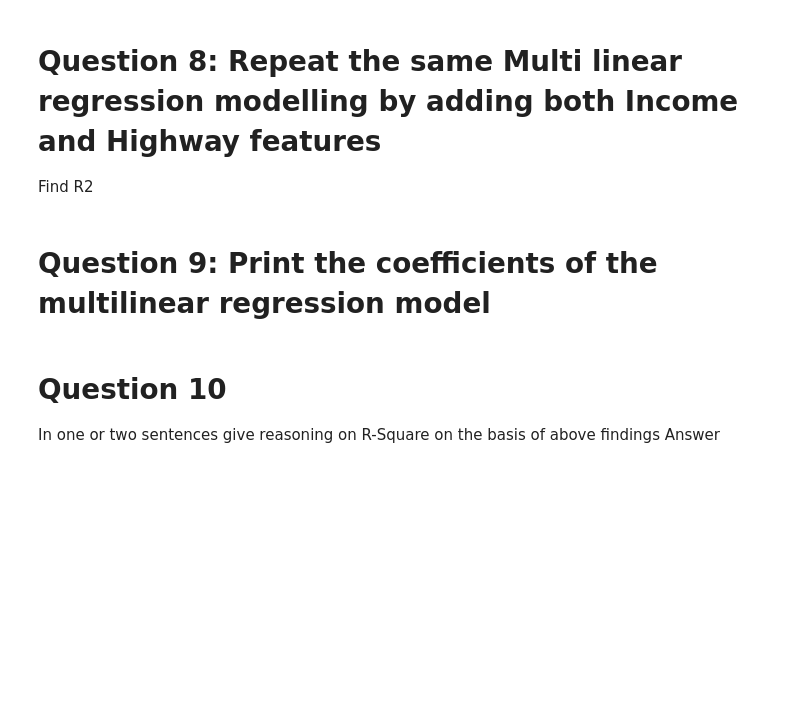
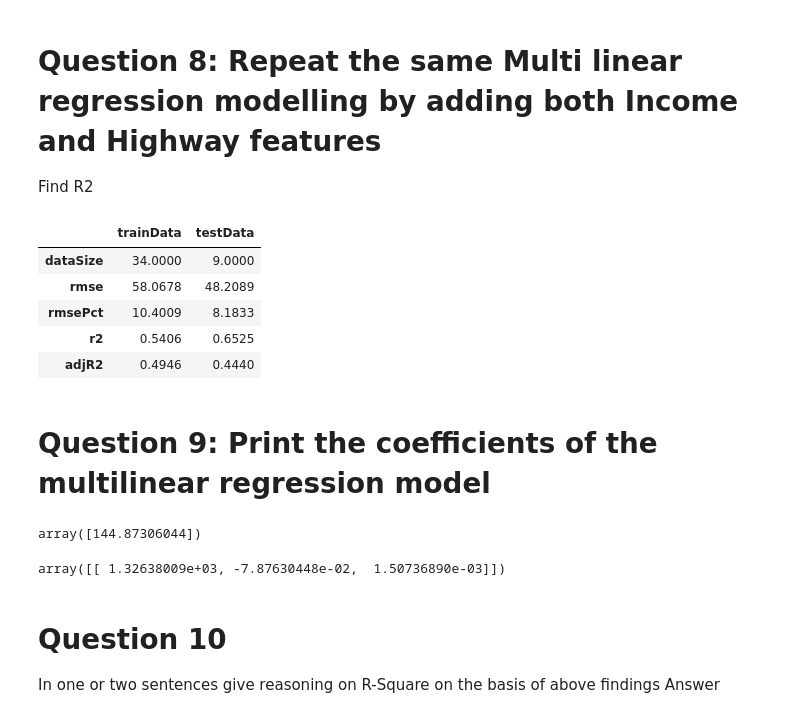
Before and after one commit to GreatLearningAIML1/aiml-ml-hyd-nov-18-batch-kk0202418, a Jupyter notebook: ExternalLab-Residency2_Multiple_Linear_Regression.ipynb, the cells around one changed output. Cells and saved outputs as stored; diff of their text form; code cells hidden in the pictures; blank space fills up the shorter version.

```diff
--- a/ExternalLab-Residency2_Multiple_Linear_Regression.ipynb
+++ b/ExternalLab-Residency2_Multiple_Linear_Regression.ipynb
@@ -156,0 +213,3 @@ Estimate the coefficients for each input feature. Construct and display a datafr
+# %%
+y = b0*X_train.values+b1
+print (y)
@@ -165,5 +281,59 @@ Find R2
+# %%
+## Combine all the steps to test the model performance
+def linRegcheckModelPerformance(x, y, model, seed):
+    # model = LinearRegression()
+    # seed=1
+    # Covert data into train and test
+    x_train, x_test, y_train, y_test = train_test_split(x, y, test_size=0.2, random_state = seed)
+    # Build model with train data set
+    model.fit(x_train, y_train)
+    # Train accuracies
+    trainR2 = model.score(x_train, y_train)
+    predictedSales = model.predict(x_train)
+    mse = metrics.mean_squared_error(predictedSales, y_train)
+    trainRmse = np.sqrt(mse)
+    trainRmsePct = trainRmse/np.mean(np.mean(np.array(y_train)))*100
+    trainAdjR2 = AdjRsquare(model, x_train, y_train)
+    trainAccuracies = [len(y_train), trainRmse, trainRmsePct, trainR2, trainAdjR2]
+    # Test accuracies
+    testR2 = model.score(x_test, y_test)
+    predictedSales = model.predict(x_test)
+    mse = metrics.mean_squared_error(predictedSales, y_test)
+    testRmse = np.sqrt(mse)
+    testRmsePct = testRmse/np.mean(np.mean(np.array(y_test)))*100
+    testAdjR2 = AdjRsquare(model, x_test, y_test)
+    testAccuracies = [len(y_test), testRmse, testRmsePct, testR2, testAdjR2]
+    # Create dataframe for results
+    resultsDf = pd.DataFrame(index = ["dataSize", "rmse", "rmsePct", "r2", "adjR2"])
+    resultsDf['trainData'] = trainAccuracies
+    resultsDf['testData'] = testAccuracies
+
+    return ( round(resultsDf, 4))
+# %%
+# Model
+from sklearn import metrics
+x = df_outliers_removed[[" dl", " income", " highway"]]
+y = df_outliers_removed[[" consumption"]]
+model = LinearRegression()
+seed = 1
+linRegcheckModelPerformance(x, y, model,seed)
+# %% [output]
+|  | trainData | testData |
+| dataSize | 34.0000 | 9.0000 |
+| rmse | 58.0678 | 48.2089 |
+| rmsePct | 10.4009 | 8.1833 |
+| r2 | 0.5406 | 0.6525 |
+| adjR2 | 0.4946 | 0.4440 |
 # %% [markdown]
 # Question 9: Print the coefficients of the multilinear regression model
+# %%
+model.intercept_
+# %% [output]
+array([144.87306044])
+# %%
+model.coef_
+# %% [output]
+array([[ 1.32638009e+03, -7.87630448e-02,  1.50736890e-03]])
 # %% [markdown]
 # Question 10
 In one or two sentences give reasoning on R-Square on the basis of above findings
```
Also changed, not shown: parts of 21 cells of this notebook.
